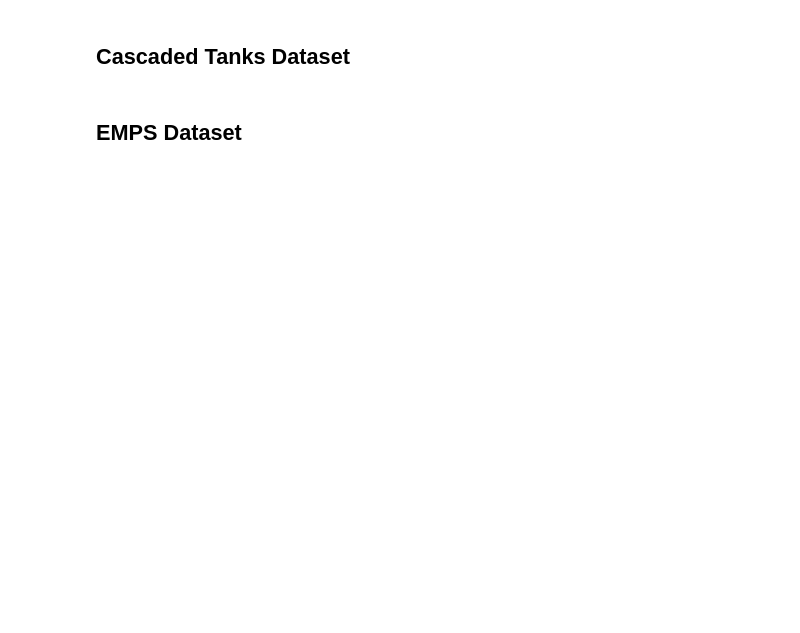
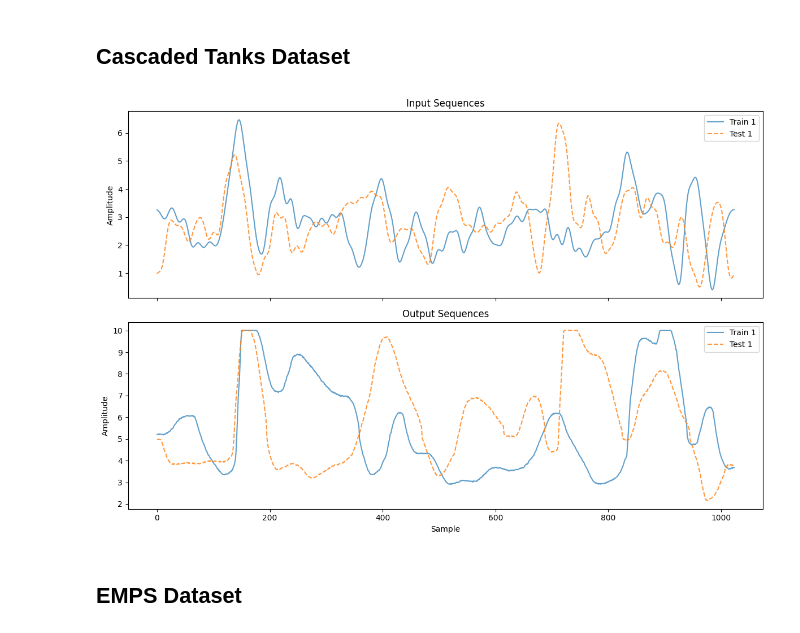
Before and after one commit to daniel-om-weber/sysbench_loader, a Jupyter notebook: nbs/01_workshop.ipynb, the cells around one changed output. Saved outputs shown, nothing was run; the diff lists cells and outputs as text; code cells hidden in the pictures; blank space fills up the shorter version.

```diff
--- a/nbs/01_workshop.ipynb
+++ b/nbs/01_workshop.ipynb
@@ -49,6 +84,10 @@ def silverbox(
 silverbox(tmp_dir / 'silverbox')
 # %% [markdown]
 ## Cascaded Tanks Dataset
+# %%
+plot_workshop_data(nonlinear_benchmarks.Cascaded_Tanks)
+# %% [output]
+[figure, added]
 # %%
 #| export
 def cascaded_tanks(
```
Also changed, not shown: parts of 14 cells of this notebook, 3 other files.
